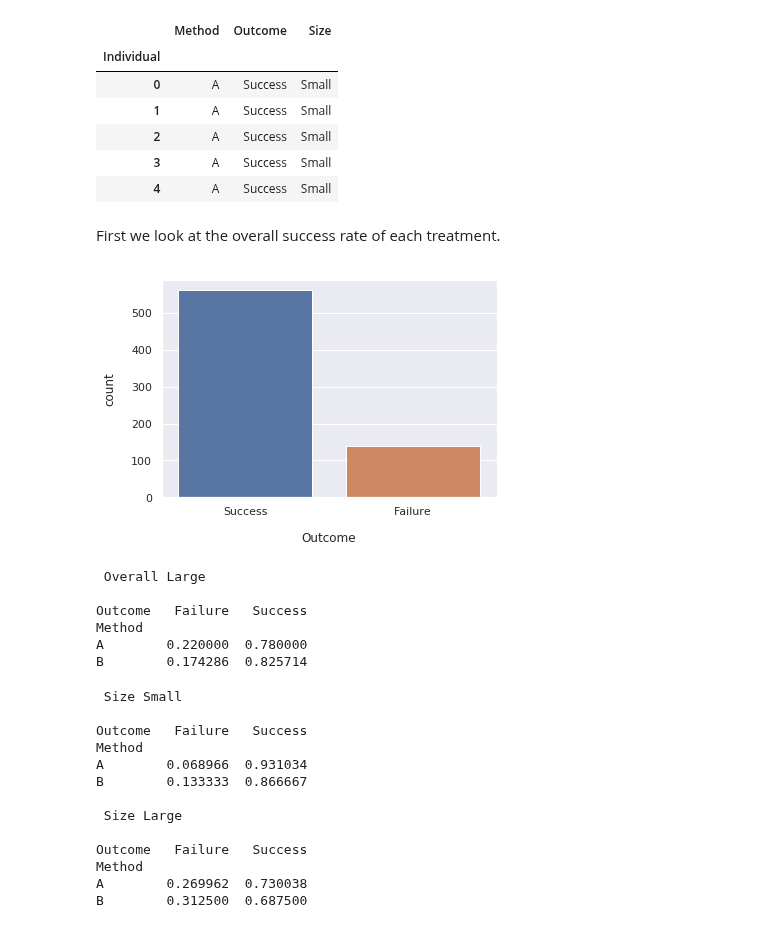
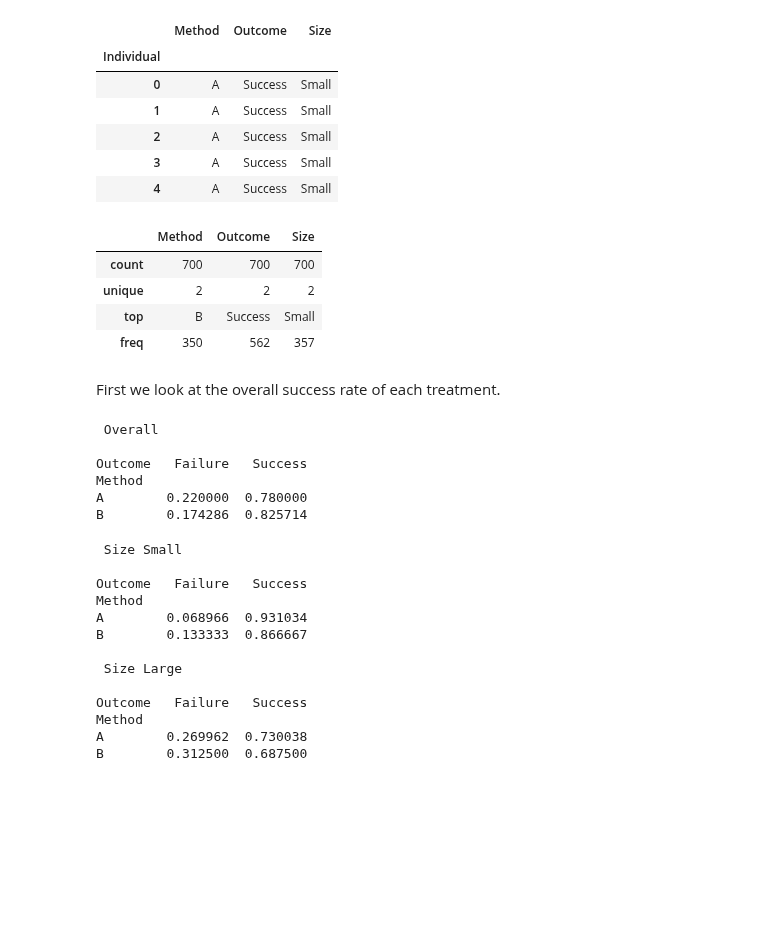
Before and after one commit to HumanCapitalAnalysis/talks, a Jupyter notebook: sandbox/01_causal_models/lecture.ipynb, the cells around one changed output. Saved outputs shown, nothing was run; the diff lists cells and outputs as text; code cells hidden in the pictures; blank space fills up the shorter version.

```diff
--- a/sandbox/01_causal_models/lecture.ipynb
+++ b/sandbox/01_causal_models/lecture.ipynb
@@ -42,18 +50,22 @@ df.head()
 | 2 | A | Success | Small |
 | 3 | A | Success | Small |
 | 4 | A | Success | Small |
+# %%
+df.describe()
+# %% [output]
+|  | Method | Outcome | Size |
+| count | 700 | 700 | 700 |
+| unique | 2 | 2 | 2 |
+| top | B | Success | Small |
+| freq | 350 | 562 | 357 |
 # %% [markdown]
 First we look at the overall success rate of each treatment.
-# %%
-fig = sns.countplot(df['Outcome'])
-# %% [output]
-[figure, removed]
 # %%
 tab = pd.crosstab(df['Method'], df['Outcome'], normalize='index')
-print('\n Overall {} \n'.format(size))
+print('\n Overall \n')
 print(tab)
 # %% [output]
- Overall Large
+ Overall
 
 Outcome   Failure   Success
 Method
```
Also changed, not shown: parts of 15 cells of this notebook.
